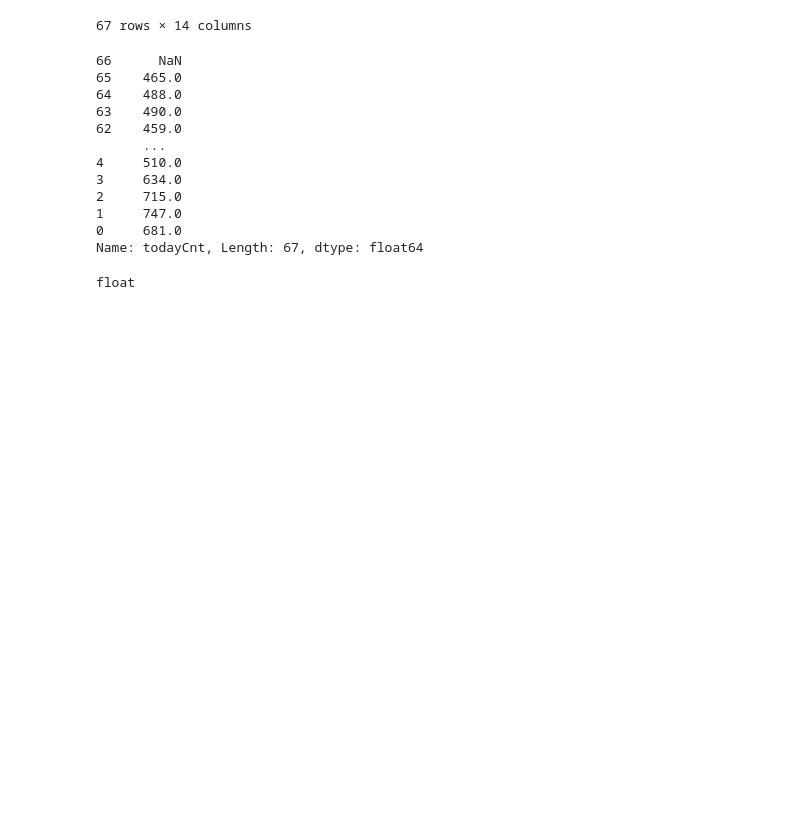
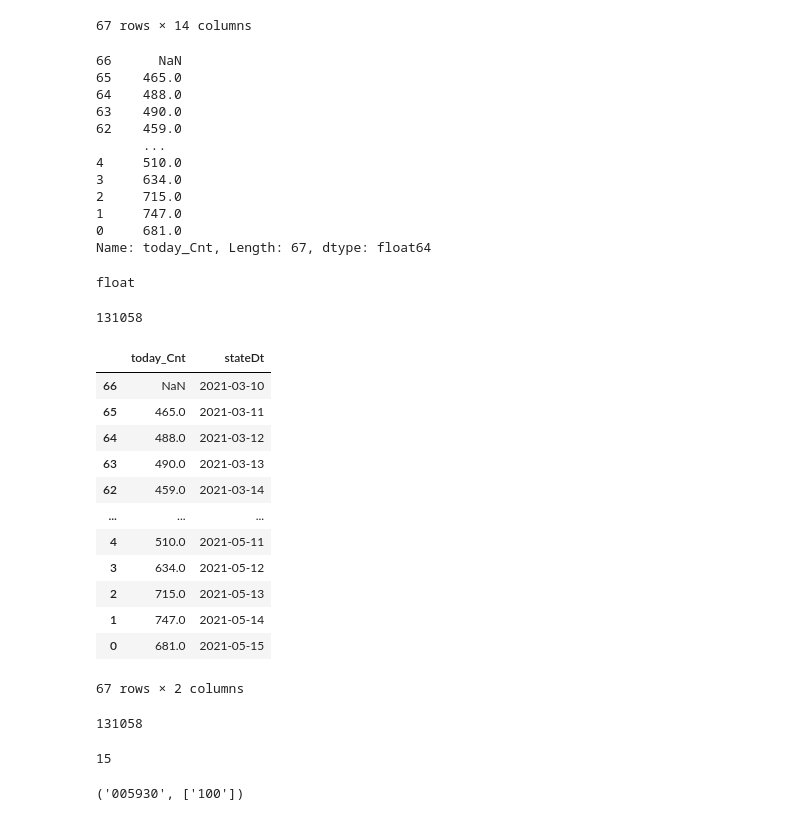
Before and after one commit to kimgchanwool/practice, a Jupyter notebook: 주식 데이터 과제 - 김찬울-Copy1.ipynb, the cells around one changed output. Cells and saved outputs as stored; diff of their text form; code cells hidden in the pictures; blank space fills up the shorter version.

```diff
--- a/주식 데이터 과제 - 김찬울-Copy1.ipynb
+++ b/주식 데이터 과제 - 김찬울-Copy1.ipynb
@@ -11,4 +11,15 @@ import requests
 import xml.etree.ElementTree as ET
 # %%
 #params ={'serviceKey': '서비스키', 'pageNo' : '1', 'numOfRows' : '10', 'startCreateDt' : '20200310', 'endCreateDt' : '20200315' }
-r = requests.get(url, params=params)
+r = requests.get(url)
+
+root = ET.fromstring(r.text)
+
+items = root.iter(tag='item')
+total = []
+
+for element in items:
+    tmp_dict = dict()
+    for x in element:
+        tmp_dict[x.tag] = x.text
+    total.append(tmp_dict)
@@ -126,9 +130,39 @@ df.today_Cnt
 2     715.0
 1     747.0
 0     681.0
-Name: todayCnt, Length: 67, dtype: float64
+Name: today_Cnt, Length: 67, dtype: float64
+# %%
+df = df.sort_values(by=["stateDt"])
+df['decideCnt'] = df['decideCnt'].astype(int)
+df['today_Cnt'] =  df['decideCnt'] - df['decideCnt'].shift(1)
 # %%
 import numpy as np
 type(np.NaN)
 # %% [output]
 float
+# %%
+a, c = df[['today_Cnt', 'stateDt']], df['decideCnt'].iloc[-1]
+# %%
+df['decideCnt'].iloc[-1]
+# %% [output]
+131058
+# %%
+a
+# %% [output]
+|  | today_Cnt | stateDt |
+| 66 | NaN | 2021-03-10 |
+| 65 | 465.0 | 2021-03-11 |
+| 64 | 488.0 | 2021-03-12 |
+| 63 | 490.0 | 2021-03-13 |
+| 62 | 459.0 | 2021-03-14 |
+| ... | ... | ... |
+| 4 | 510.0 | 2021-05-11 |
+| 3 | 634.0 | 2021-05-12 |
+| 2 | 715.0 | 2021-05-13 |
+| 1 | 747.0 | 2021-05-14 |
+| 0 | 681.0 | 2021-05-15 |
+67 rows × 2 columns
+# %%
+c
+# %% [output]
+131058
@@ -134,0 +171,4 @@ float
+# %%
+a[1][0]
+# %% [output]
+15
@@ -134,0 +177,4 @@ float
+# %%
+xs[0]
+# %% [output]
+('005930', ['100'])
```
Also changed, not shown: parts of 16 cells of this notebook, 2 other files.
